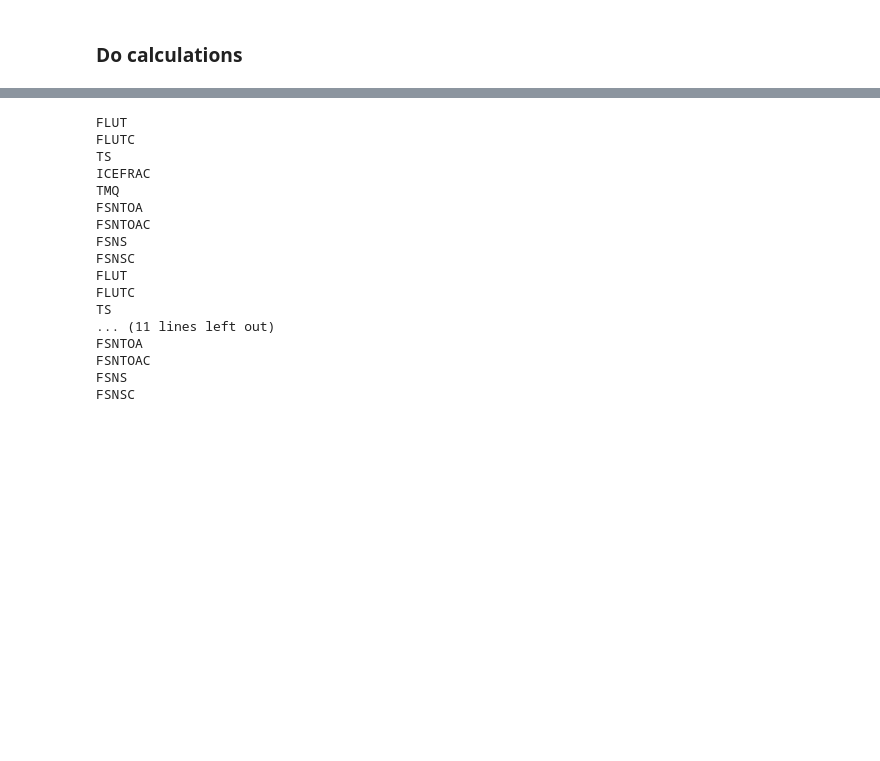
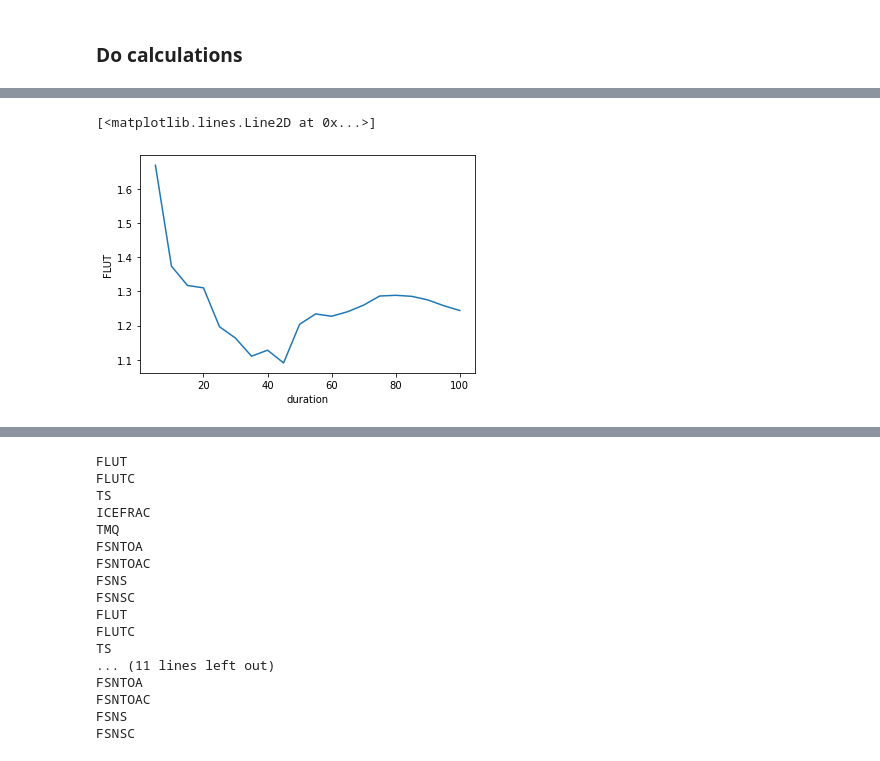
Before and after one commit to jshaw35/spectral_ice, a Jupyter notebook: trend_uncertainty/tauvar_durationdependence.ipynb, the cells around one changed output, grey strips where cells are left out. Cells and saved outputs as stored; diff of their text form; code cells hidden in the pictures; blank space fills up the shorter version.

Commit message:
added some visuals

```diff
--- a/trend_uncertainty/tauvar_durationdependence.ipynb
+++ b/trend_uncertainty/tauvar_durationdependence.ipynb
@@ -448,0 +551,11 @@ def __calc_lag1_by_dur_DATAARRAY(data,ann_tsel,durations):
+# %%
+min_dur = 5
+max_dur = 1800
+
+step_dur = 5
+
+pic_durations = np.arange(min_dur,max_dur+1,step_dur)
+# %%
+pic_tsel = slice('0400-01-01','2200-12-31')
+
+stddevs_ann,stddevs_monthly = calc_stddev_by_dur(cesm1_pic_ds,ann_tsel=pic_tsel,durations=pic_durations)
@@ -448,0 +572,5 @@ def __calc_lag1_by_dur_DATAARRAY(data,ann_tsel,durations):
+# %%
+stddevs_ann['FLUT'].sel(duration=slice(2,100)).plot()
+# %% [output]
+[<matplotlib.lines.Line2D at 0x...>]
+[figure, added]
```
Also changed, not shown: parts of 11 cells of this notebook.
